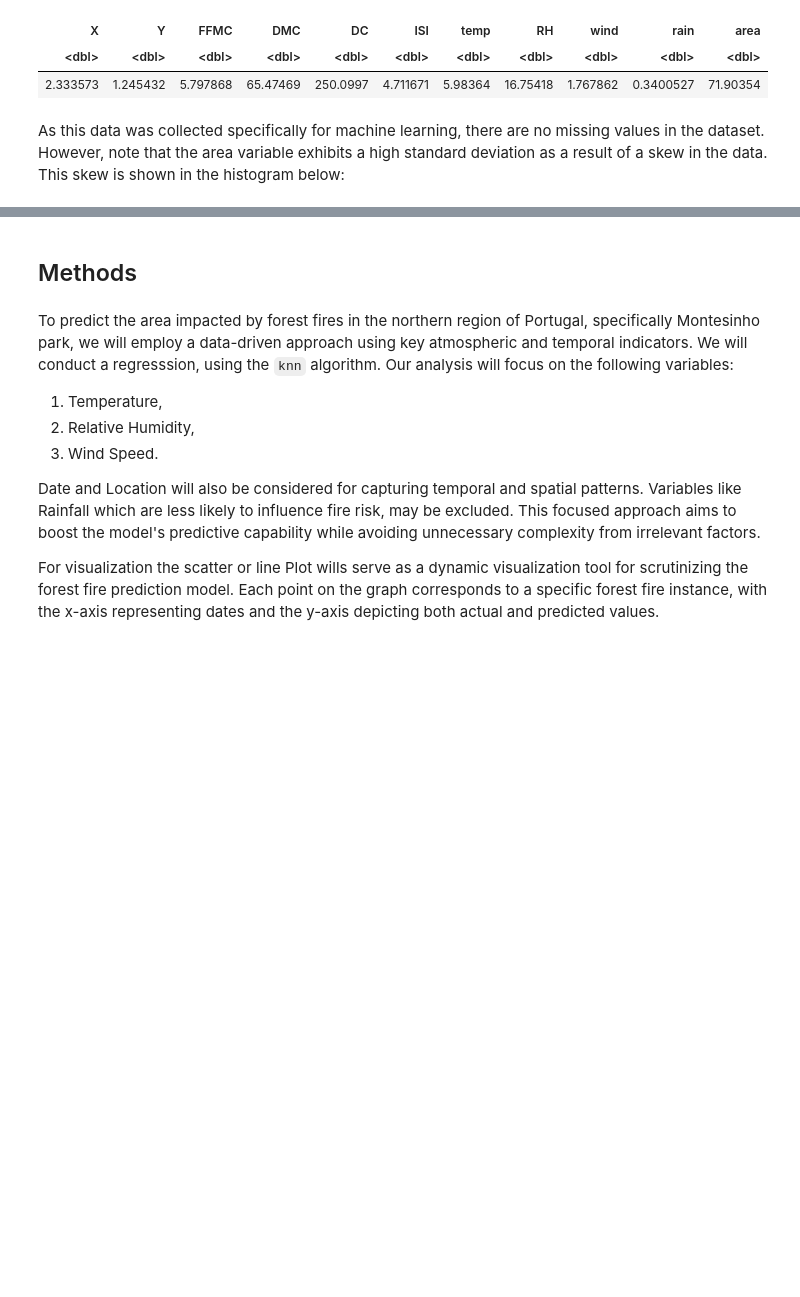
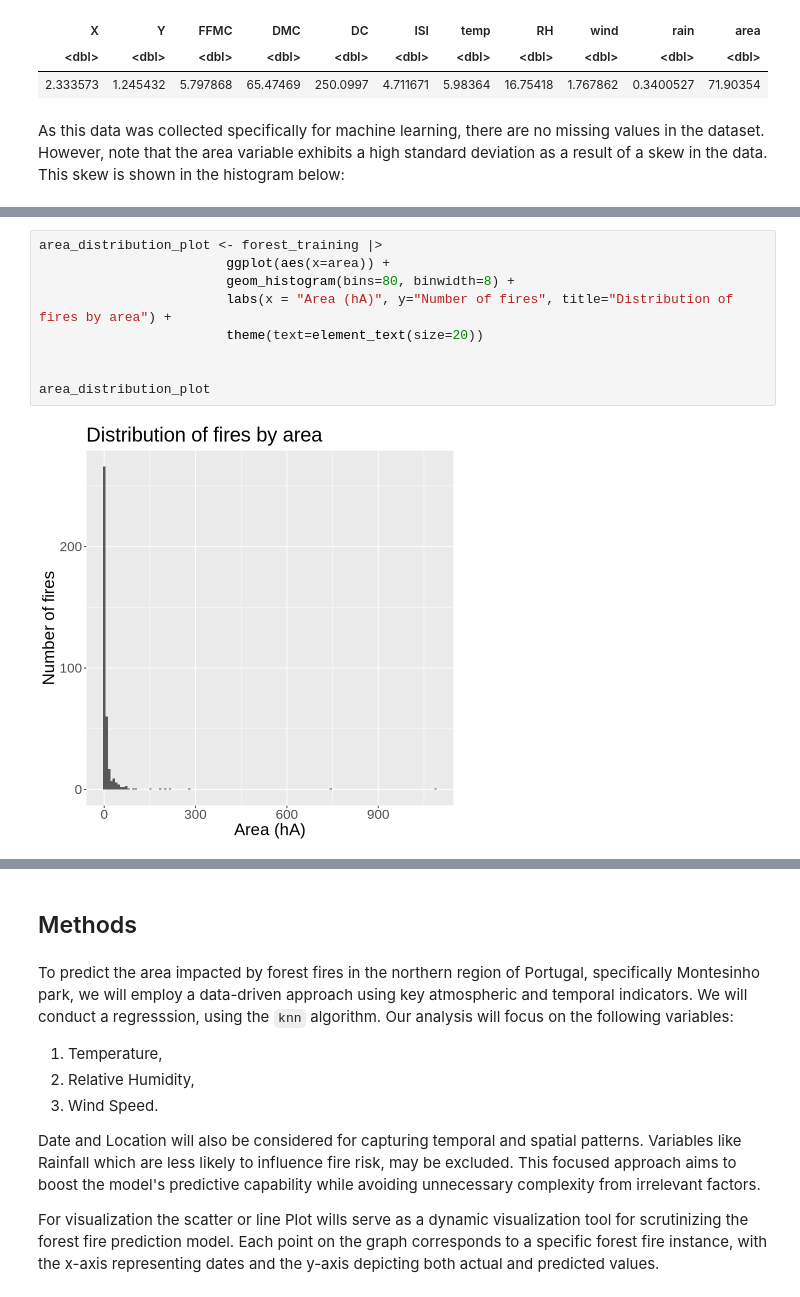
Before and after one commit to tijoetan/group-24-dsci-100, a Jupyter notebook: Group_Proposal.ipynb, the cells around one changed output, grey strips where cells are left out. Cells and saved outputs as stored; diff of their text form; blank space fills up the shorter version.

```diff
--- a/Group_Proposal.ipynb
+++ b/Group_Proposal.ipynb
@@ -166 +139,12 @@ Warning message:
+# %%
+area_distribution_plot <- forest_training |>
+                        ggplot(aes(x=area)) +
+                        geom_histogram(bins=80, binwidth=8) +
+                        labs(x = "Area (hA)", y="Number of fires", title="Distribution of fires by area") +
+                        theme(text=element_text(size=20))
+
+
+area_distribution_plot
+# %% [output]
+[figure, added]
 # %% [markdown]
```
Also changed, not shown: parts of 11 cells of this notebook.
